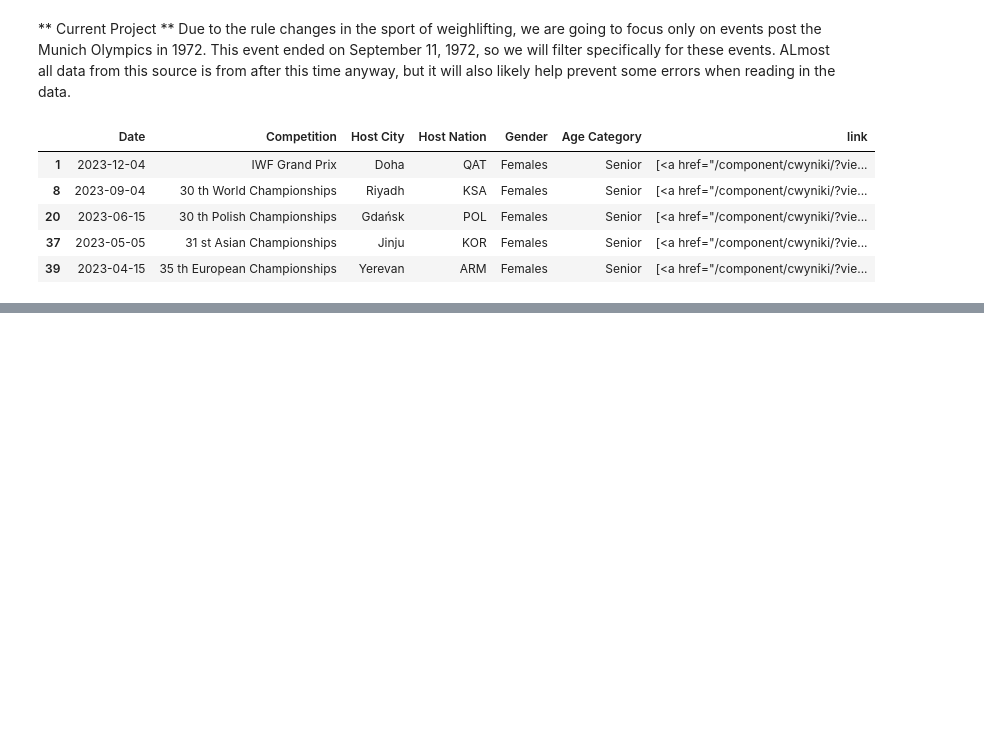
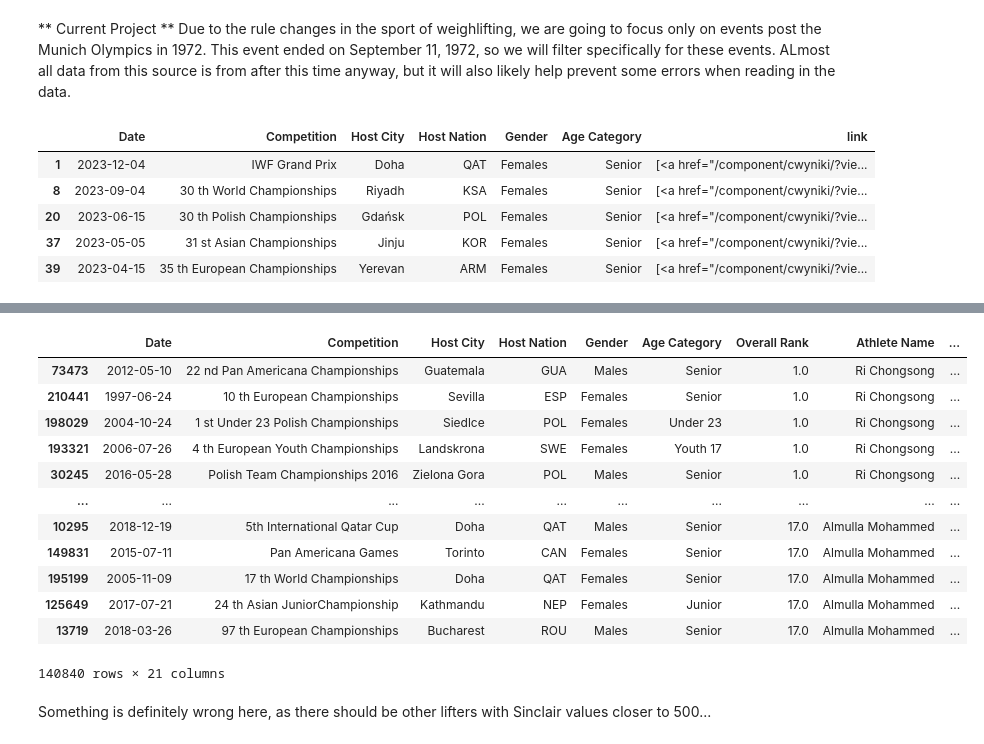
Before and after one commit to aaronjkeeney/Rxpose, a Jupyter notebook: Python_Version Rxpose.ipynb, the cells around one changed output, grey strips where cells are left out. Saved outputs shown, nothing was run; the diff lists cells and outputs as text; code cells hidden in the pictures; blank space fills up the shorter version.

```diff
--- a/Python_Version Rxpose.ipynb
+++ b/Python_Version Rxpose.ipynb
@@ -352,0 +454,10 @@ I emailed the owner to ask for access to their data for this project. Going to p
+# %%
+# In case of crashes, use this cell to reload data from source
+
+senior_women_data = pd.read_csv('/Users/aaronkeeney/Documents/Data_Analytics_Projects/Rxpose/senior_women_data.csv')
+
+senior_men_data = pd.read_csv( '/Users/aaronkeeney/Documents/Data_Analytics_Projects/Rxpose/senior_men_data.csv')
+# %%
+# Combining all these data into one data frame
+
+all_senior_data = pd.concat([senior_men_data, senior_women_data], axis=0, ignore_index= True)
@@ -352,0 +521,8 @@ I emailed the owner to ask for access to their data for this project. Going to p
+# %%
+# Remove phantom index column
+
+all_senior_data = all_senior_data[['Date', 'Competition', 'Host City', 'Host Nation',
+       'Gender', 'Age Category', 'Overall Rank', 'Athlete Name',
+       'Athlete Nation', 'Bodyweight (kg)', 'Session', 'Snatch 1', 'Snatch 2',
+       'Snatch 3', 'Snatch Rank', 'C&J 1', 'C&J 2', 'C&J 3', 'C&J Rank',
+       'Total (kg)', 'Sinclair']]
@@ -352,0 +551,5 @@ I emailed the owner to ask for access to their data for this project. Going to p
+# %%
+valid_total_mask = all_senior_data['Total (kg)'] > 0
+
+df_seniors_analysis = all_senior_data[valid_total_mask]
+df_seniors_analysis.info()
@@ -352,0 +574,18 @@ I emailed the owner to ask for access to their data for this project. Going to p
+# %%
+df_seniors_analysis.sort_values(by = 'Sinclair', ascending = False)
+# %% [output]
+|  | Date | Competition | Host City | Host Nation | Gender | Age Category | Overall Rank | Athlete Name | ... |
+| 73473 | 2012-05-10 | 22 nd Pan Americana Championships | Guatemala | GUA | Males | Senior | 1.0 | Ri Chongsong | ... |
+| 210441 | 1997-06-24 | 10 th European Championships | Sevilla | ESP | Females | Senior | 1.0 | Ri Chongsong | ... |
+| 198029 | 2004-10-24 | 1 st Under 23 Polish Championships | Siedlce | POL | Females | Under 23 | 1.0 | Ri Chongsong | ... |
+| 193321 | 2006-07-26 | 4 th European Youth Championships | Landskrona | SWE | Females | Youth 17 | 1.0 | Ri Chongsong | ... |
+| 30245 | 2016-05-28 | Polish Team Championships 2016 | Zielona Gora | POL | Males | Senior | 1.0 | Ri Chongsong | ... |
+| ... | ... | ... | ... | ... | ... | ... | ... | ... | ... |
+| 10295 | 2018-12-19 | 5th International Qatar Cup | Doha | QAT | Males | Senior | 17.0 | Almulla Mohammed | ... |
+| 149831 | 2015-07-11 | Pan Americana Games | Torinto | CAN | Females | Senior | 17.0 | Almulla Mohammed | ... |
+| 195199 | 2005-11-09 | 17 th World Championships | Doha | QAT | Females | Senior | 17.0 | Almulla Mohammed | ... |
+| 125649 | 2017-07-21 | 24 th Asian JuniorChampionship | Kathmandu | NEP | Females | Junior | 17.0 | Almulla Mohammed | ... |
+| 13719 | 2018-03-26 | 97 th European Championships | Bucharest | ROU | Males | Senior | 17.0 | Almulla Mohammed | ... |
+140840 rows × 21 columns
+# %% [markdown]
+Something is definitely wrong here, as there should be other lifters with Sinclair values closer to 500...
```
Also changed, not shown: parts of 29 cells of this notebook, 2 other files.
